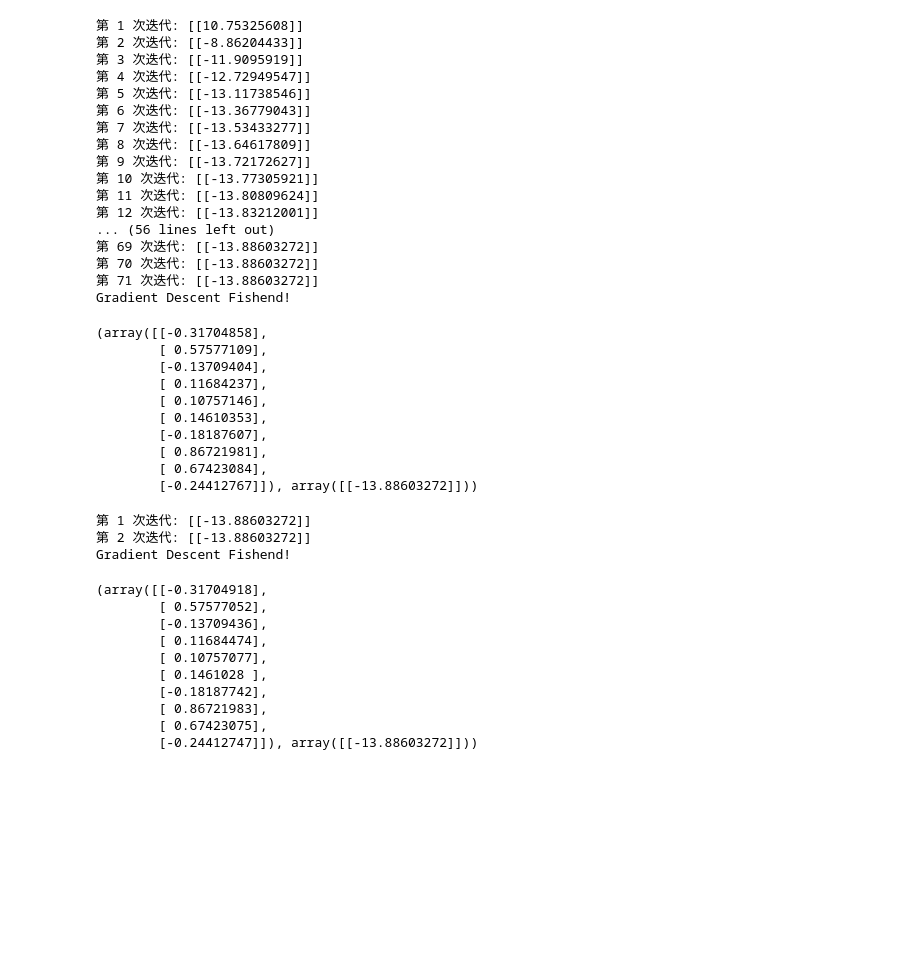
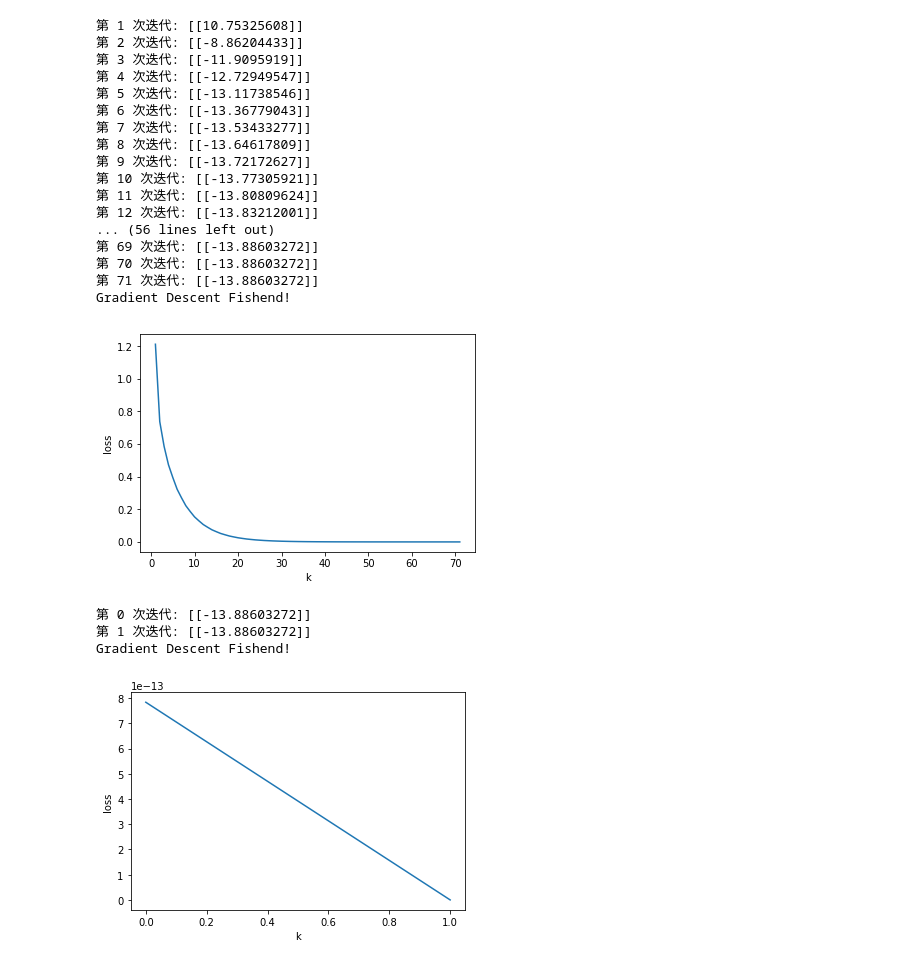
Before and after one commit to MisaYan/Once_Code, a Jupyter notebook: 三种方法求解10阶二次型问题.ipynb, the cells around one changed output. Saved outputs shown, nothing was run; the diff lists cells and outputs as text; code cells hidden in the pictures; blank space fills up the shorter version.

```diff
--- a/三种方法求解10阶二次型问题.ipynb
+++ b/三种方法求解10阶二次型问题.ipynb
@@ -75,6 +82,9 @@ import numpy as np
 import matplotlib.pyplot as plt
 
 def SteepestDescent(A, x, b):
+    global x_all, k_all
+    x_all = []
+    k_all = []
     k = 0
     gradient = np.dot(A, x) - b
 
@@ -86,55 +96,56 @@ def SteepestDescent(A, x, b):
         gradient = np.dot(A, x) - b
         f = 1/2 * np.dot(np.dot(x.T,A),x) - np.dot(b.T, x)
         print("第",k,"次迭代:",f)
-
+        x_all.append(x)
+        k_all.append(k)
         if np.linalg.norm(x - old_x) <1e-6:
             print("Gradient Descent Fishend!")
-            return x,f
+            return x
 
 A = np.array([[ 56,   5,  -2,  12,   9,  -5, -10,  11,   1, -12],
            [  5,  58,  -1,  10,   3, -11,  -4, -16, -17,   5],
            [ -2,  -1,  67,   9,  10,  -4,  -6,   6,   6,  -1],
            [ 12,  10,   9,  37,  22,   9,  15,  -1,   1, -9],
            [  9,   3,  10,  22,  64,  -8,  -4, -11,   3,   0],
            [ -5, -11,  -4,   9,  -8,  62,   4,   9,  -5,  -1],
            [-10,  -4,  -6,  15,  -4,   4,  43,   4,   3,  -3],
            [ 11, -16,   6,  -1, -11,   9,   4,  43, -16,  -3],
            [  1, -17,   6,   1,   3,  -5,   3, -16,  61,   2],
            [-12,   5,  -1,  -9,   0,  -1,  -3,  -3,   2,  57]])
 
 x = np.array([[1,1,1,1,1,1,1,1,1,1]]).T
+b = np.array([[2, 6, 3, 8, -1, 9, 2, 13, 15,-9]]).T
+SteepestDescent(A, x, b)
 
-b = np.array([[2, 6, 3, 8, -1, 9, 2, 13, 15,-9]]).T
+loss_all = []
 
-SteepestDescent(A, x, b)
+for x in x_all:
+    loss = np.linalg.norm(x - x_all[-1])
+    loss_all.append(loss)
+
+plt.plot(k_all, loss_all)
+plt.xlabel("k")
+plt.ylabel("loss")
+plt.savefig('SteepestDescent.png')
 # %% [output]
 第 1 次迭代: [[10.75325608]]
 第 2 次迭代: [[-8.86204433]]
 第 3 次迭代: [[-11.9095919]]
 第 4 次迭代: [[-12.72949547]]
 第 5 次迭代: [[-13.11738546]]
 第 6 次迭代: [[-13.36779043]]
 第 7 次迭代: [[-13.53433277]]
 第 8 次迭代: [[-13.64617809]]
 第 9 次迭代: [[-13.72172627]]
 第 10 次迭代: [[-13.77305921]]
 第 11 次迭代: [[-13.80809624]]
 第 12 次迭代: [[-13.83212001]]
 ... (56 lines left out)
 第 69 次迭代: [[-13.88603272]]
 第 70 次迭代: [[-13.88603272]]
 第 71 次迭代: [[-13.88603272]]
 Gradient Descent Fishend!
-(array([[-0.31704858],
-        [ 0.57577109],
-        [-0.13709404],
-        [ 0.11684237],
-        [ 0.10757146],
-        [ 0.14610353],
-        [-0.18187607],
-        [ 0.86721981],
-        [ 0.67423084],
-        [-0.24412767]]), array([[-13.88603272]]))
+[figure, added]
 # %%
 #牛顿法
 import numpy as np
@@ -142,7 +153,10 @@ from sympy import *
 import matplotlib.pyplot as plt
 
 def Newtown(A, x, b):
-    k = 0
+    global x_all, k_all
+    x_all = []
+    k_all = []
+    k = -1
     gradient =  np.dot(A, x) - b
 
     while True:
@@ -152,7 +166,8 @@ def Newtown(A, x, b):
         gradient =  np.dot(A, x) - b
         f = 1/2 * np.dot(np.dot(x.T,A),x) - np.dot(b.T, x)
         print("第",k,"次迭代:",f)
-
+        x_all.append(x)
+        k_all.append(k)
         if np.linalg.norm(x - old_x) < 1e-6:
             print("Gradient Descent Fishend!")
             return x,f
@@ -170,21 +185,21 @@ A = np.array([[ 56,   5,  -2,  12,   9,  -5, -10,  11,   1, -12],
            [-12,   5,  -1,  -9,   0,  -1,  -3,  -3,   2,  57]])
 
 x = np.array([[1111,1,1111,1,1,1,1111,1,1,1]]).T
+b = np.array([[2, 6, 3, 8, -1, 9, 2, 13, 15,-9]]).T
+Newtown(A, x, b)
 
-b = np.array([[2, 6, 3, 8, -1, 9, 2, 13, 15,-9]]).T
+loss_all = []
 
-Newtown(A, x, b)
+for x in x_all:
+    loss = np.linalg.norm(x - x_all[-1])
+    loss_all.append(loss)
+
+plt.plot(k_all, loss_all)
+plt.xlabel("k")
+plt.ylabel("loss")
+plt.savefig('Newton.png')
 # %% [output]
+第 0 次迭代: [[-13.88603272]]
 第 1 次迭代: [[-13.88603272]]
-第 2 次迭代: [[-13.88603272]]
 Gradient Descent Fishend!
-(array([[-0.31704918],
-        [ 0.57577052],
-        [-0.13709436],
-        [ 0.11684474],
-        [ 0.10757077],
-        [ 0.1461028 ],
-        [-0.18187742],
-        [ 0.86721983],
-        [ 0.67423075],
-        [-0.24412747]]), array([[-13.88603272]]))
+[figure, added]
```
Also changed, not shown: parts of 1 cell of this notebook, 3 other files.
